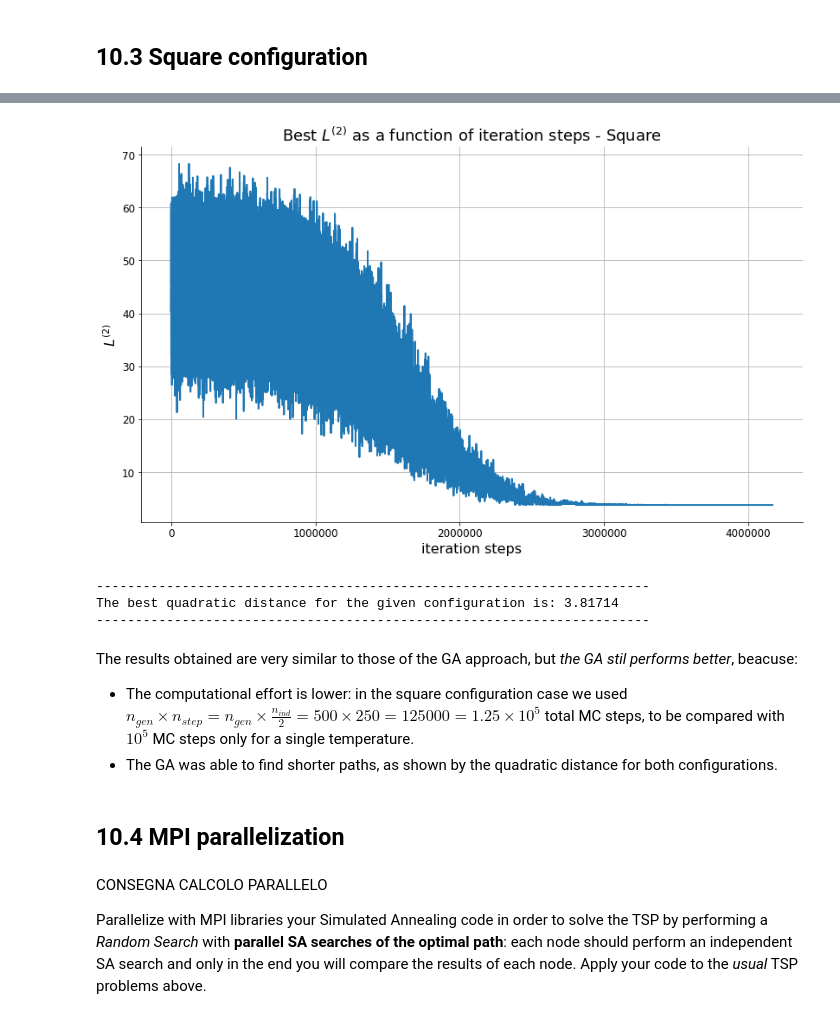
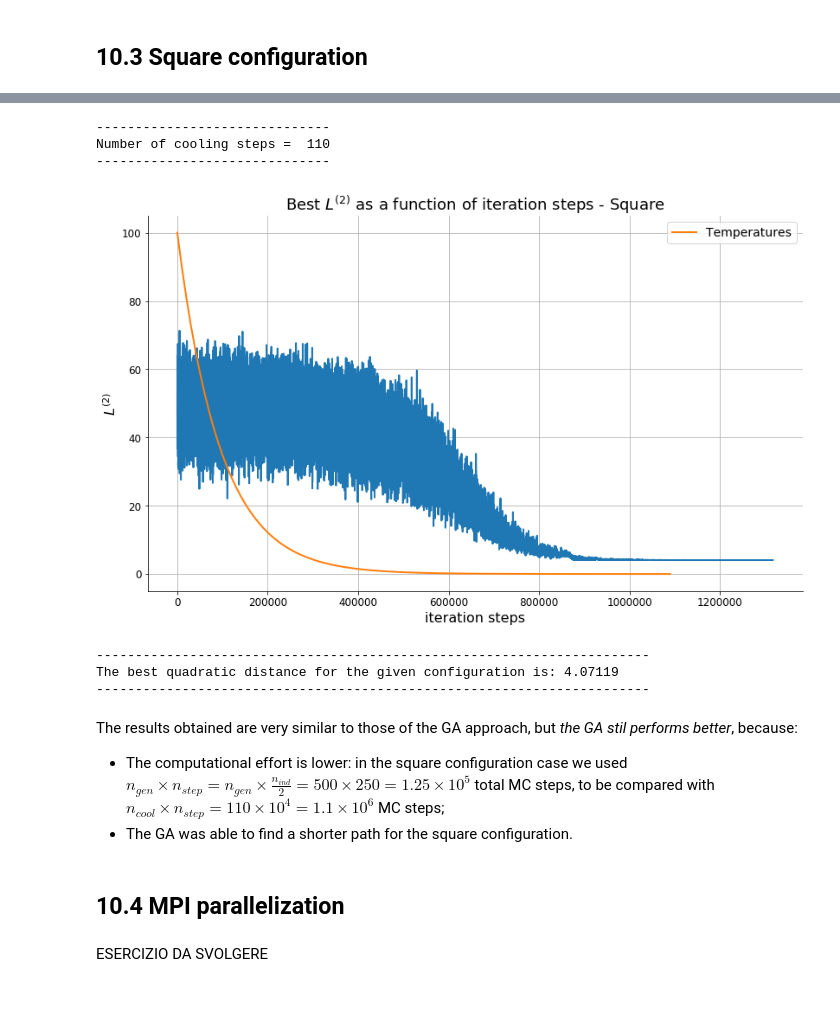
Before and after one commit to simonecodispoti/LSN_Exercises, a Jupyter notebook: excercise_10/Exercise10.ipynb, the cells around one changed output, grey strips where cells are left out. Cells and saved outputs as stored; diff of their text form; code cells hidden in the pictures.

Commit message:
Versione finale di tutti gli esericizi. Problemi col calcolo parallelo (10.2)

```diff
--- a/excercise_10/Exercise10.ipynb
+++ b/excercise_10/Exercise10.ipynb
@@ -112,14 +113,27 @@ plt.show()
 # %%
+# Steps for each new temperature:
+n_step = 10**4
+
 L_best = Read("Circ/Distance.best")
+temp = Read("Circ/Temperatures.dat")
 N = [i for i in range(len(L_best))]
+M = [n_step*i for i in range(len(temp))]
+
+# Cooling steps:
+
+print("------------------------------")
+print("Number of cooling steps = ", len(temp))
+print("------------------------------")
 
 SCALE = 7
 FIG_SIZE = (SCALE*0.5*(1+np.sqrt(5)),SCALE)
 plt.figure(figsize=FIG_SIZE, constrained_layout=True)
 plt.plot(N, L_best)
+plt.plot(M, temp, label='Temperatures')
 plt.title("Best $L^{(2)}$ as a function of iteration steps - Circumference")
 plt.xlabel("Iteration steps")
 plt.ylabel("$L^{(2)}$")
+plt.legend()
 plt.grid()
 plt.show()
 
@@ -185,35 +202,44 @@ plt.show()
 # %%
 L_best = Read("Square/Distance.best")
+temp = Read("Square/Temperatures.dat")
 N = [i for i in range(len(L_best))]
+M = [n_step*i for i in range(len(temp))]
+
+# Cooling steps:
+
+print("------------------------------")
+print("Number of cooling steps = ", len(temp))
+print("------------------------------")
 
 SCALE = 7
 FIG_SIZE = (SCALE*0.5*(1+np.sqrt(5)),SCALE)
 plt.figure(figsize=FIG_SIZE, constrained_layout=True)
-plt.plot(N, L_best, label='optimal')
+plt.plot(N, L_best)
+plt.plot(M, temp, label='Temperatures')
 plt.title("Best $L^{(2)}$ as a function of iteration steps - Square")
 plt.xlabel("iteration steps")
 plt.ylabel("$L^{(2)}$")
+plt.legend()
 plt.grid()
 plt.show()
 
 # Best path cost
 print("-----------------------------------------------------------------------")
 print("The best quadratic distance for the given configuration is:", L_best[-1])
 print("-----------------------------------------------------------------------")
 # %% [output]
+------------------------------
+Number of cooling steps =  110
+------------------------------
-[figure, old version]
+[figure, new version]
------------------------------------------------------------------------
-The best quadratic distance for the given configuration is: 3.81714
------------------------------------------------------------------------
+-----------------------------------------------------------------------
+The best quadratic distance for the given configuration is: 4.07119
+-----------------------------------------------------------------------
 # %% [markdown]
-The results obtained are very similar to those of the GA approach, but *the GA stil performs better*, beacuse:
-- The computational effort is lower: in the square configuration case we used $n_{gen} \times n_{step} = n_{gen} \times \frac{n_{ind}}{2} = 500 \times 250 = 125000 = 1.25 \times 10^5$ total MC steps, to be compared with $10^5$ MC steps only for a single temperature.
-- The GA was able to find shorter paths, as shown by the quadratic distance for both configurations.
+The results obtained are very similar to those of the GA approach, but *the GA stil performs better*, because:
+- The computational effort is lower: in the square configuration case we used $n_{gen} \times n_{step} = n_{gen} \times \frac{n_{ind}}{2} = 500 \times 250 = 1.25 \times 10^5$ total MC steps, to be compared with $n_{cool} \times n_{step} = 110 \times 10^4 = 1.1 \times 10^6$ MC steps;
+- The GA was able to find a shorter path for the square configuration.
 # %% [markdown]
 ## 10.4 MPI parallelization
-# %% [markdown]
-CONSEGNA CALCOLO PARALLELO
-
-Parallelize with MPI libraries your Simulated Annealing code in order to solve the TSP by performing a *Random Search* with **parallel SA searches of the optimal path**:
-each node should perform an independent SA search and only in the end you will compare the results of each node.
-Apply your code to the *usual* TSP problems above.
+# %% [markdown]
+ESERCIZIO DA SVOLGERE
```
Also changed, not shown: parts of 10 cells of this notebook, 47 other files.
